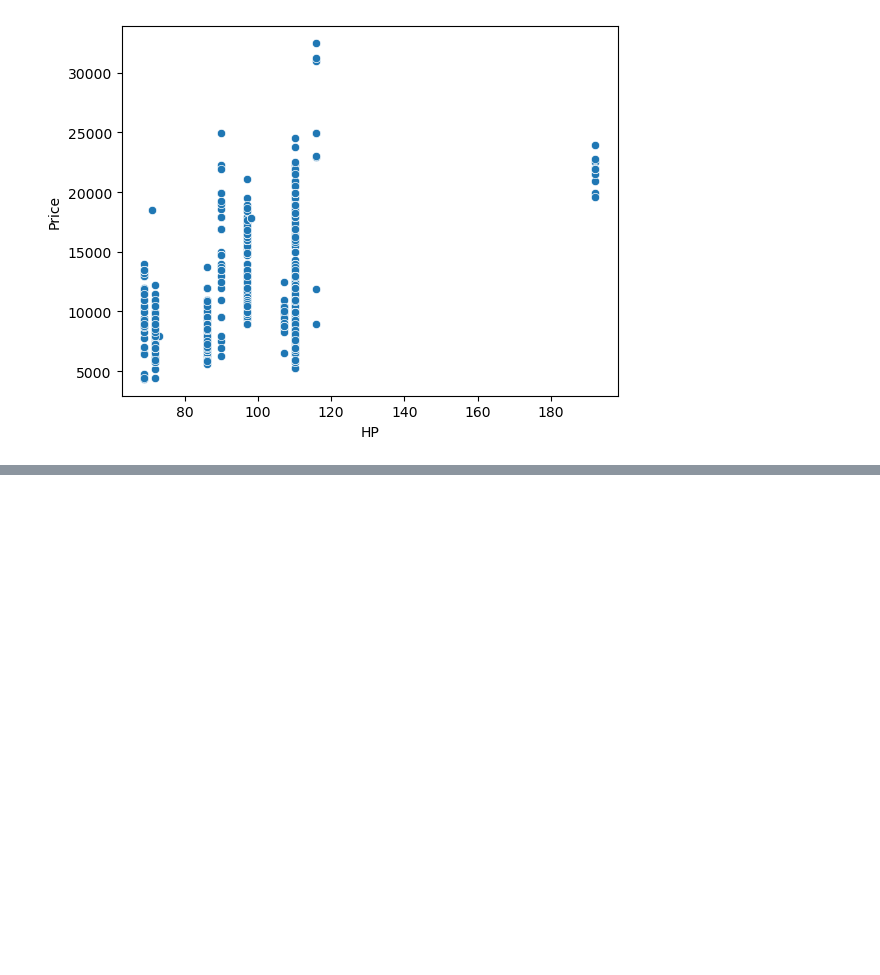
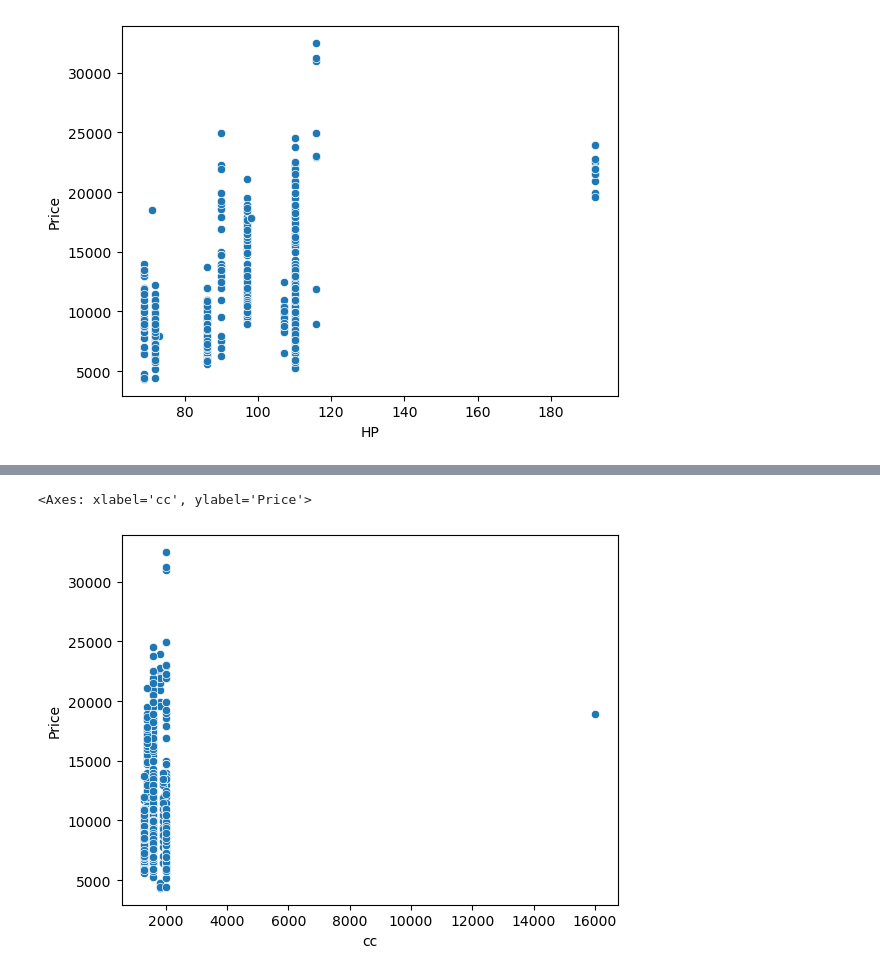
Before and after one commit to nphaniraj46/Machine_Learning, a Jupyter notebook: MLR/MLR.ipynb, the cells around one changed output, grey strips where cells are left out. Saved outputs shown, nothing was run; the diff lists cells and outputs as text; code cells hidden in the pictures; blank space fills up the shorter version.

Commit message:
Done encoding and as well as Multicollinearity analysis

```diff
--- a/MLR/MLR.ipynb
+++ b/MLR/MLR.ipynb
@@ -116,2 +131,5 @@ np.float64(0.314989829640036)
 # %%
-df['Price'].c
+df=pd.get_dummies(df,columns=['Fuel_Type'],drop_first=True)
+#we must drop this first col after using this one hot encoding
+#this splits this fule type col to guel type desiel,Fuel type petrol and Fuel type cng
+#if we just keep them like this then we are going to have this multicollineariy between these cols so we are going to drop this first col and other reason is this desiel fuel type is going to be a refrence for example if a row is having both 0s for fuel_type petrol and cng then that must be desiel type vehicle this is how it gets works in backend of python
@@ -119,0 +155,2 @@ TypeError: Series.corr() missing 1 required positional argument: 'other'
+# %%
+df.drop(columns=['Cylinders'],inplace=True) #dropped this cylinders col
@@ -119,0 +170,9 @@ TypeError: Series.corr() missing 1 required positional argument: 'other'
+# %%
+sns.scatterplot(x="cc",y='Price',data=df) #woo we have a vechile that which is having a cc grater than 160000
+#This need to be dropped if we are going to use this cc for model bulind and this
+#This automatic is have very low correlation with price i mean < 0.1 and
+#same for this Gears and fuel types as well
+#They dont have any linear relation ship so iam thinking to drop them because their relation with the target varibale is < 0.1
+# %% [output]
+<Axes: xlabel='cc', ylabel='Price'>
+[figure, added]
```
Also changed, not shown: parts of 9 cells of this notebook.
